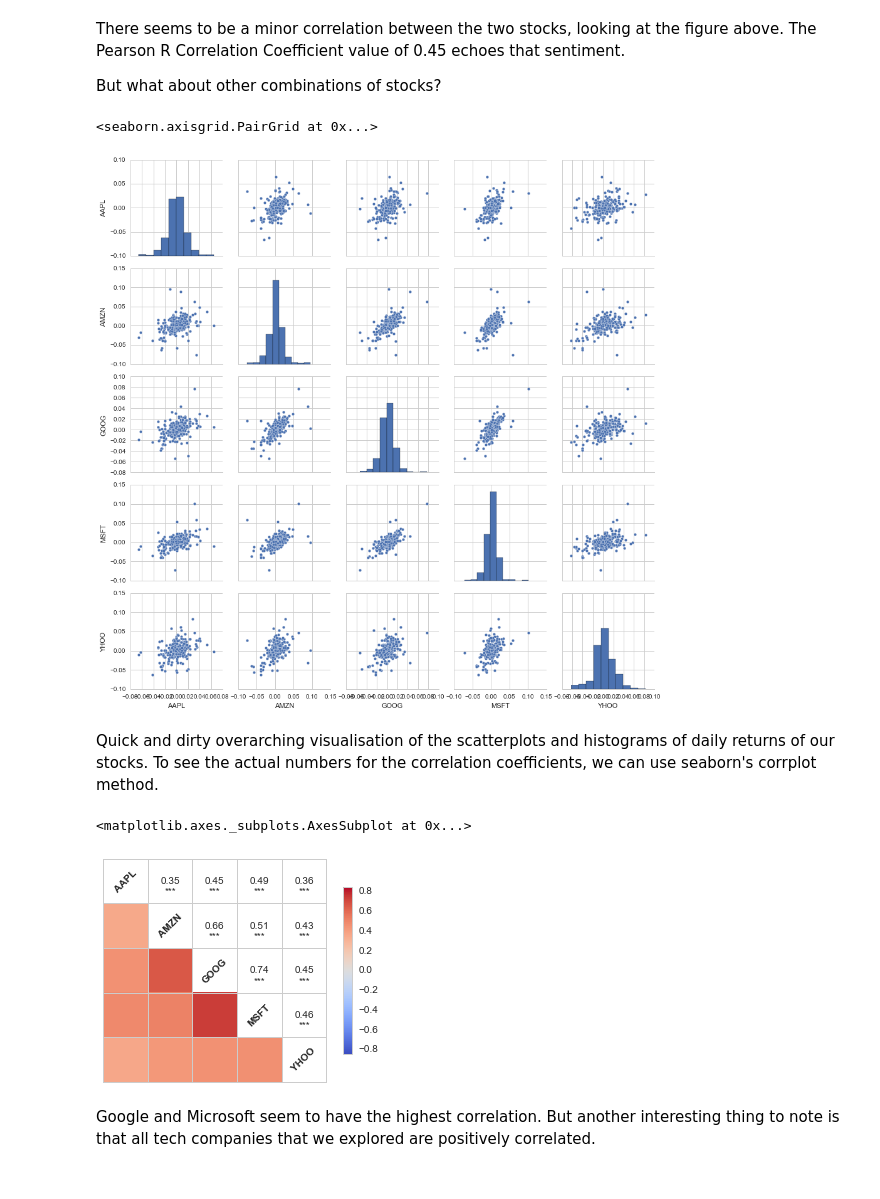
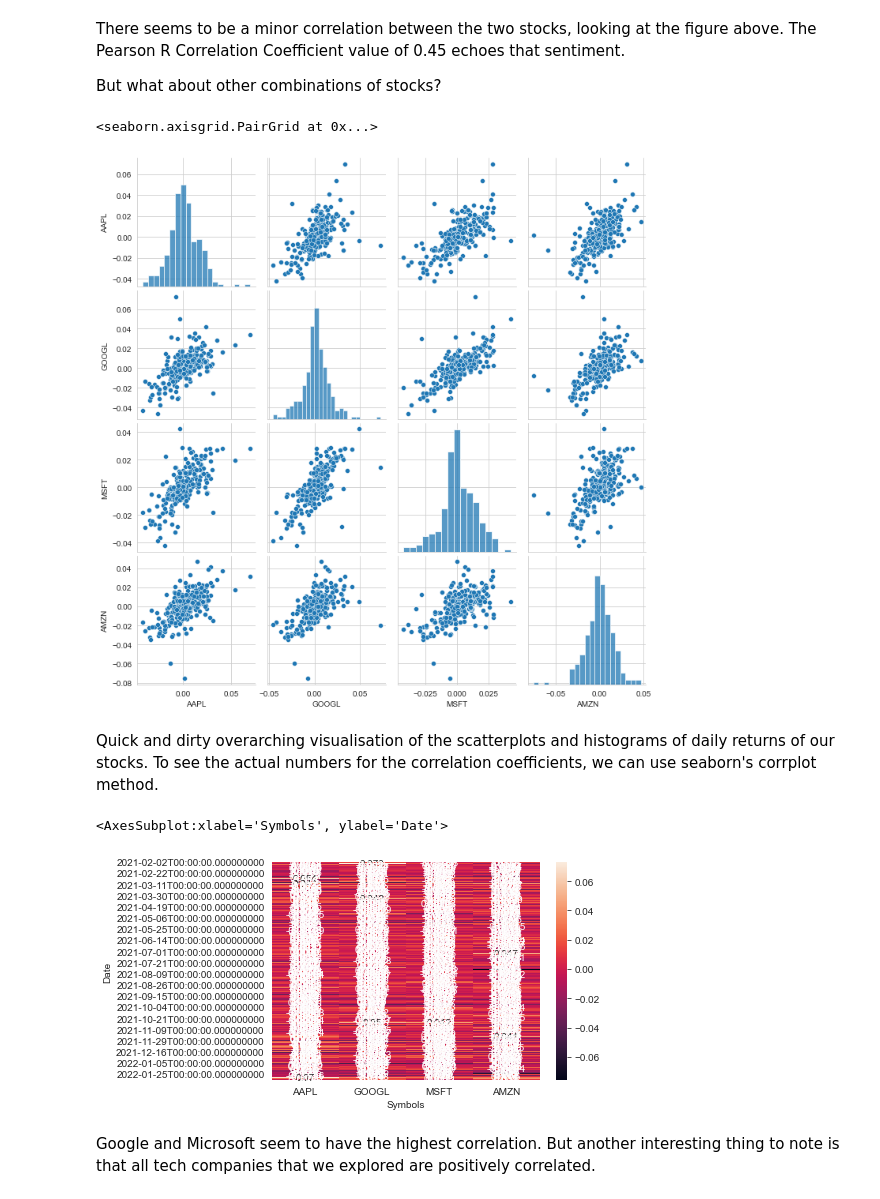
Before and after one commit to sajal2692/data-science-portfolio, a Jupyter notebook: Stock Market Analysis for Tech Stocks.ipynb, the cells around one changed output. Cells and saved outputs as stored; diff of their text form; code cells hidden in the pictures.

```diff
--- a/Stock Market Analysis for Tech Stocks.ipynb
+++ b/Stock Market Analysis for Tech Stocks.ipynb
@@ -39,7 +32,7 @@ After installing the pandas-datareader package (https://github.com/pydata/pandas
 We're going to analyse some tech stocks, and it seems like a good idea to look at their performance over the last year. We can create a list with the stock names, for future looping.
 # %%
 #We're going to analyse stock info for Apple, Google, Microsoft, and Amazon
-tech_list = ['AAPL','GOOG','MSFT','AMZN','YHOO']
+tech_list = ['AAPL','GOOGL','MSFT','AMZN']
 # %%
 #Setting the end date to today
 end = datetime.now()
@@ -219,14 +214,14 @@ But what about other combinations of stocks?
 sns.pairplot(rets_df.dropna())
 # %% [output]
 <seaborn.axisgrid.PairGrid at 0x...>
-[figure, old version]
+[figure, new version]
 # %% [markdown]
 Quick and dirty overarching visualisation of the scatterplots and histograms of daily returns of our stocks. To see the actual numbers for the correlation coefficients, we can use seaborn's corrplot method.
 # %%
-sns.corrplot(rets_df.dropna(),annot=True)
+sns.heatmap(rets_df.dropna(),annot=True)
 # %% [output]
-<matplotlib.axes._subplots.AxesSubplot at 0x...>
+<AxesSubplot:xlabel='Symbols', ylabel='Date'>
-[figure, old version]
+[figure, new version]
 # %% [markdown]
 Google and Microsoft seem to have the highest correlation. But another interesting thing to note is that all tech companies that we explored are positively correlated.
 # %% [markdown]
```
Also changed, not shown: parts of 25 cells of this notebook.
